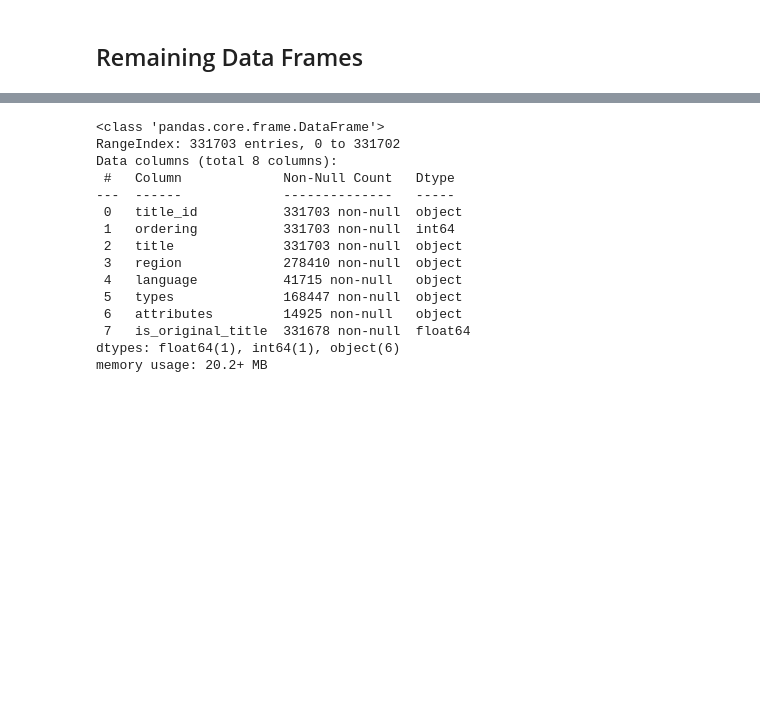
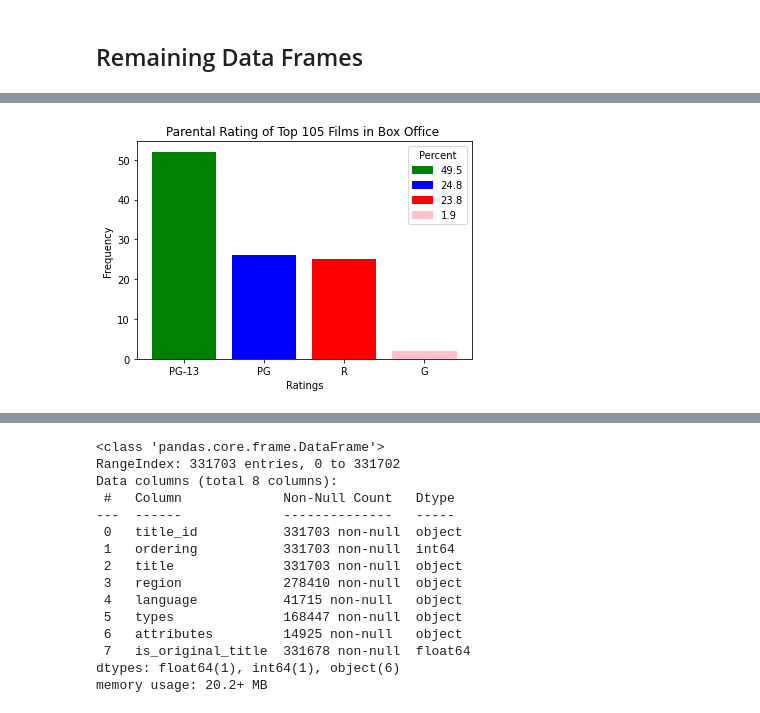
Before and after one commit to soohyunnie/avocoder-group-3-movie-analysis, a Jupyter notebook: Mitch_Notebook.ipynb, the cells around one changed output, grey strips where cells are left out. Cells and saved outputs as stored; diff of their text form; code cells hidden in the pictures; blank space fills up the shorter version.

```diff
--- a/Mitch_Notebook.ipynb
+++ b/Mitch_Notebook.ipynb
@@ -97,0 +129,22 @@ ax.boxplot()
+# %%
+df_dropped_na1 = df_dropped_na.sort_values('box_office',ascending=False).head(105)
+
+
+fig , ax = plt.subplots()
+x = list(df_dropped_na1.value_counts('rating').index)
+height = list(df_dropped_na1.value_counts('rating'))
+color = ['green','blue','red','pink', 'grey', 'black']
+
+ax.bar(x = x ,height = height,color=color)
+
+
+ax.set_title('Parental Rating of Top 105 Films in Box Office ')
+ax.set_xlabel('Ratings')
+ax.set_ylabel('Frequency')
+colors = {round((height[val]/len(df_dropped_na1))*100,1) : color[val] for val in range(0,len(height))}
+labels = list(colors.keys())
+handles = [plt.Rectangle((0,0),1,1, color=colors[label]) for label in labels]
+plt.legend(handles, labels, title='Percent');
+plt.savefig('Top 105')
+# %% [output]
+[figure, added]
```
Also changed, not shown: parts of 13 cells of this notebook, 7 other files.
